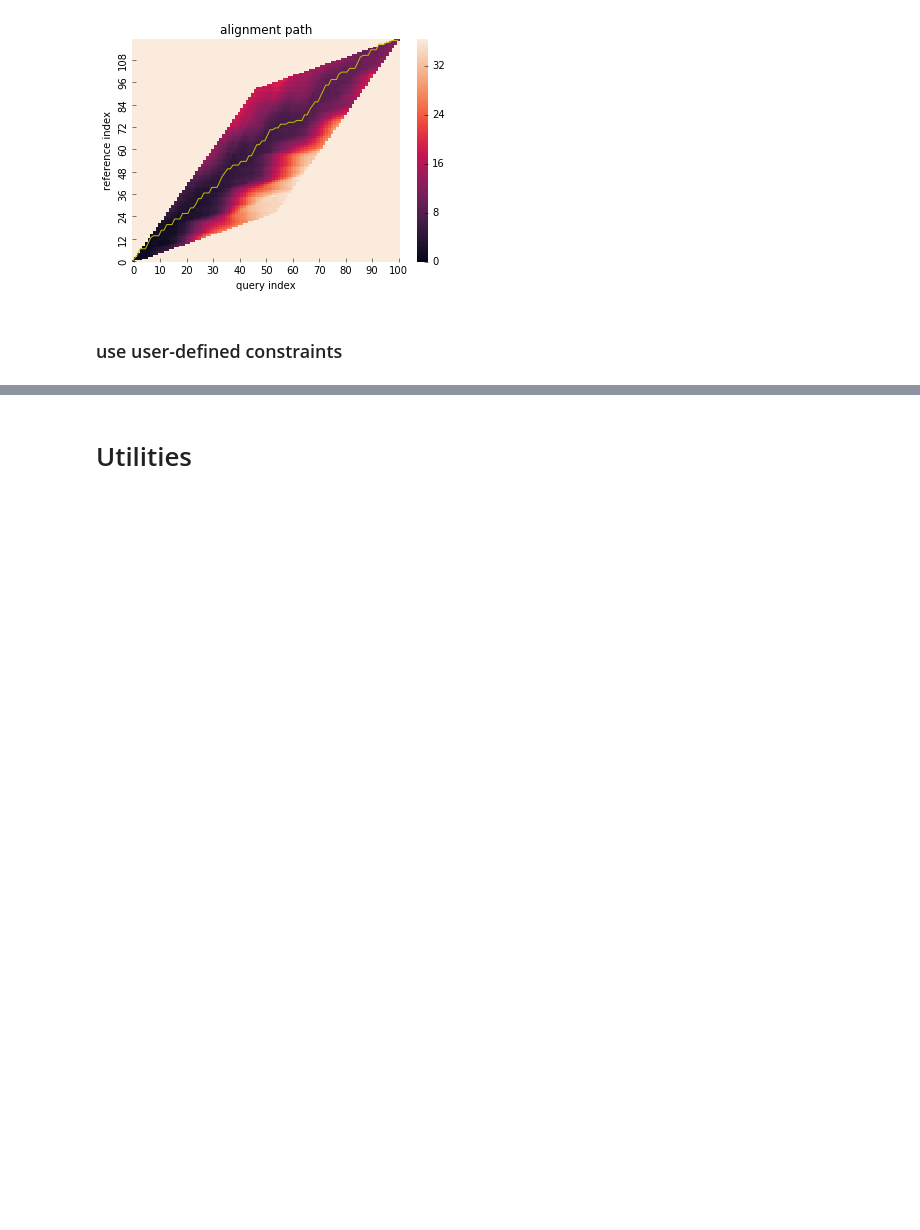
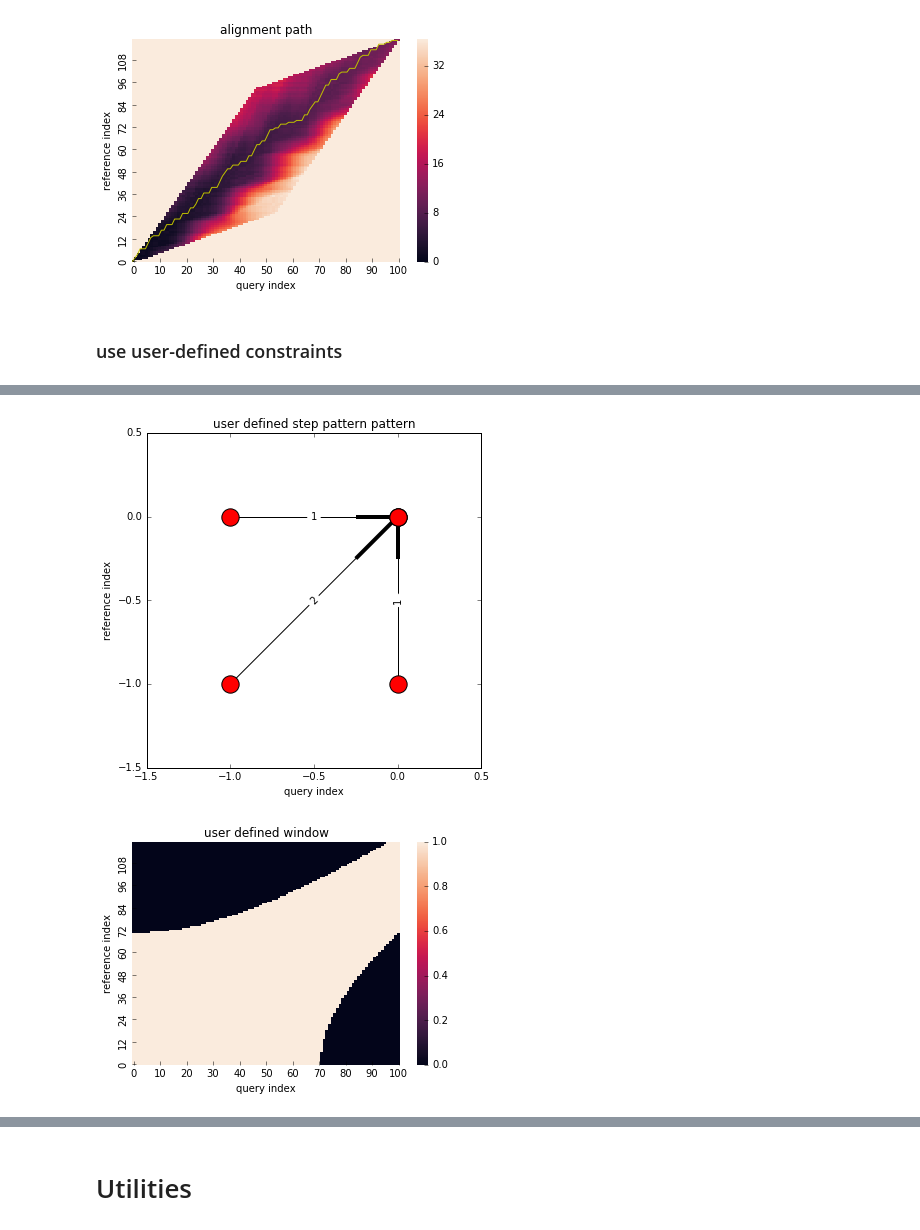
Before and after one commit to statefb/dtwalign, a Jupyter notebook: example.ipynb, the cells around one changed output, grey strips where cells are left out. Cells and saved outputs as stored; diff of their text form; code cells hidden in the pictures; blank space fills up the shorter version.

```diff
--- a/example.ipynb
+++ b/example.ipynb
@@ -167,0 +180,27 @@ ImportError: cannot import name 'UserStepPattern'
+# %%
+# define local constraint(step pattern)
+pattern_info = [
+                    dict(
+                        indices=[(-1,0),(0,0)],
+                        weights=[1]
+                    ),
+                    dict(
+                        indices=[(-1,-1),(0,0)],
+                        weights=[2]
+                    ),
+                    dict(
+                        indices=[(0,-1),(0,0)],
+                        weights=[1]
+                    )
+                ]
+user_step_pattern = UserStepPattern(pattern_info=pattern_info,normalize_guide="N+M")
+
+# define global constraint(window)
+user_window = UserWindow(X.shape[0],X.shape[1],win_func=lambda i,j: np.abs(i**2-j**2) < 5000)
+
+# plot
+user_step_pattern.plot()
+user_window.plot()
+# %% [output]
+[figure, added]
+[figure, added]
```
Also changed, not shown: parts of 9 cells of this notebook, 1 other file.
